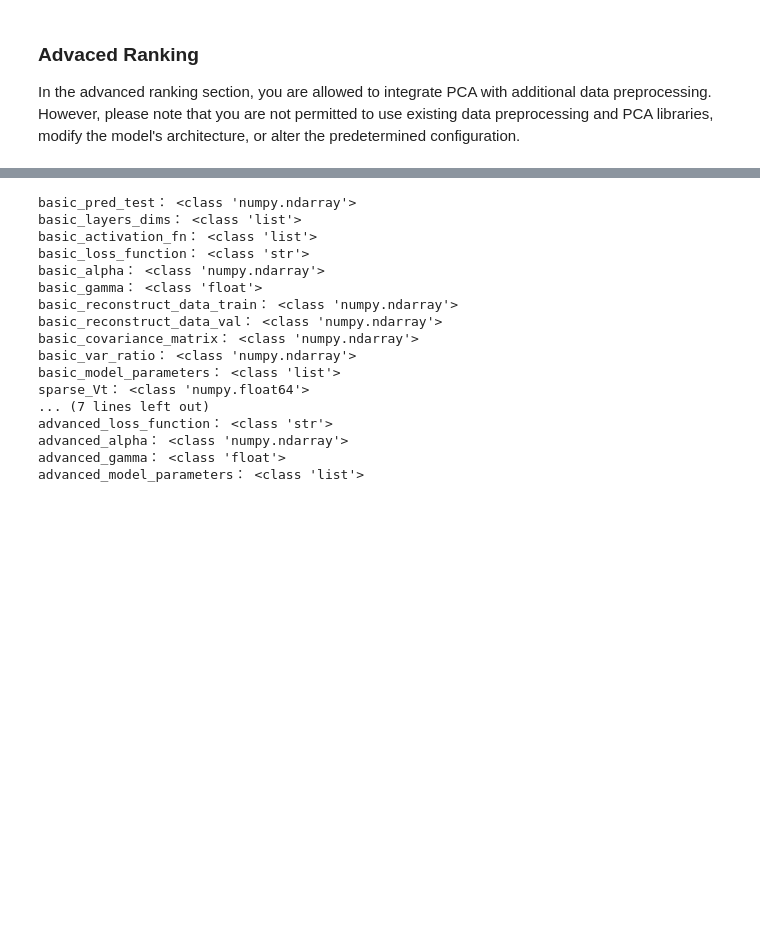
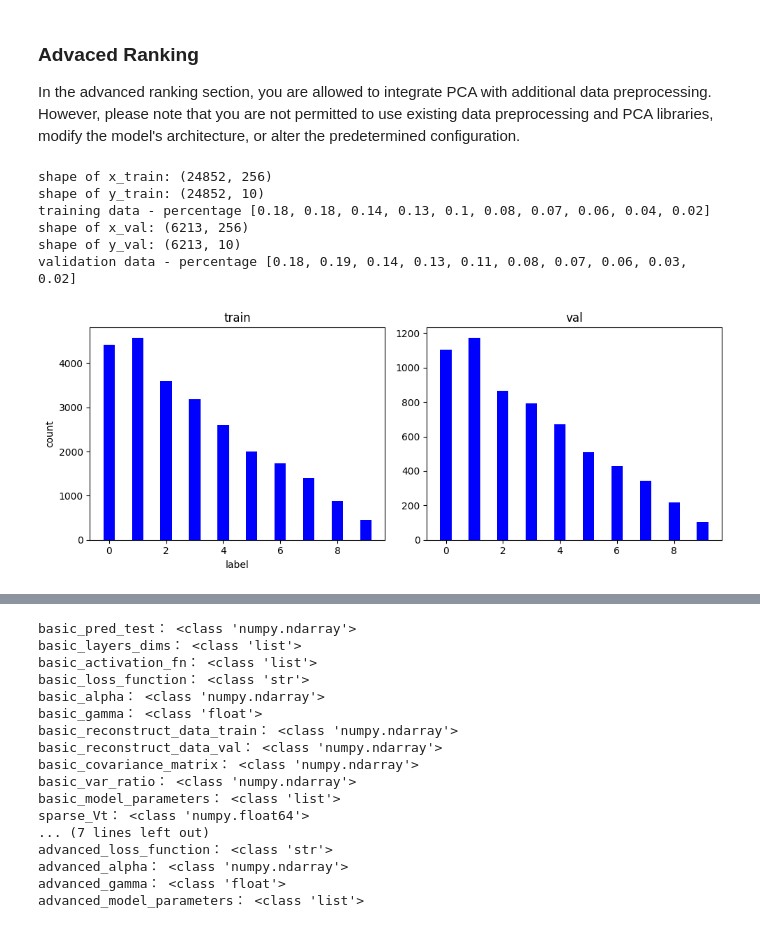
Before and after one commit to nevikw39/ML, a Jupyter notebook: HW4/HW4.ipynb, the cells around one changed output, grey strips where cells are left out. Saved outputs shown, nothing was run; the diff lists cells and outputs as text; code cells hidden in the pictures; blank space fills up the shorter version.

```diff
--- a/HW4/HW4.ipynb
+++ b/HW4/HW4.ipynb
@@ -433,19 +433,34 @@ In the advanced ranking section, you are allowed to integrate PCA with additiona
 # %%
 # GRADED CODE: RANKING PART DO YOUR DATA PREPROCESS HERE
 ### START CODE HERE ###
 input_dim = 256
 loss_function = "focal_loss"
 
-mu = np.concatenate((X_noise_train, X_noise_test)).mean(axis=0)
-x_noise_train_cent = x_noise_train - mu
-x_noise_val_cent = x_noise_val - mu
+perm = np.random.permutation(X_noise_train.shape[0])
+X_noise_train = X_noise_train[perm]
+Y_noise_train = Y_noise_train[perm]
+
+X = np.concatenate((X_noise_train, X_noise_test))
+
+mu = X.mean(axis=0)
+X_noise_train_cent = X_noise_train - mu
 X_noise_test_cent = X_noise_test - mu
 
 pca = MY_PCA(input_dim)
-x_train_spca = pca.fit_transform(x_noise_train_cent)
-x_val_spca = pca.transform(x_noise_val_cent)
-x_test_spca = pca.transform(X_noise_test_cent)
+pca.fit_transform(X)
+X_train_pca = pca.transform(X_noise_train_cent)
+x_test_pca = pca.transform(X_noise_test_cent)
+
+x_train_pca, y_noise_train, x_val_pca, y_noise_val = data_preprocess(X_train_pca, Y_noise_train)
 ### END CODE HERE ###
+# %% [output]
+shape of x_train: (24852, 256)
+shape of y_train: (24852, 10)
+training data - percentage [0.18, 0.18, 0.14, 0.13, 0.1, 0.08, 0.07, 0.06, 0.04, 0.02]
+shape of x_val: (6213, 256)
+shape of y_val: (6213, 10)
+validation data - percentage [0.18, 0.19, 0.14, 0.13, 0.11, 0.08, 0.07, 0.06, 0.03, 0.02]
+[figure, added]
 # %%
 adv_config = Config([input_dim, 128, 10], loss_function)
 adv_model = Model(adv_config)
```
Also changed, not shown: parts of 12 cells of this notebook, 1 other file.
